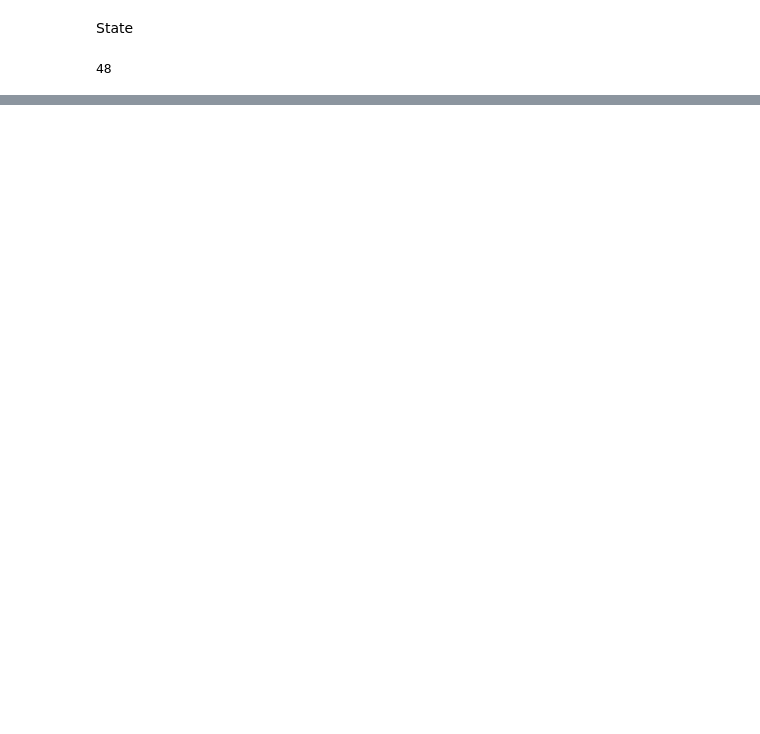
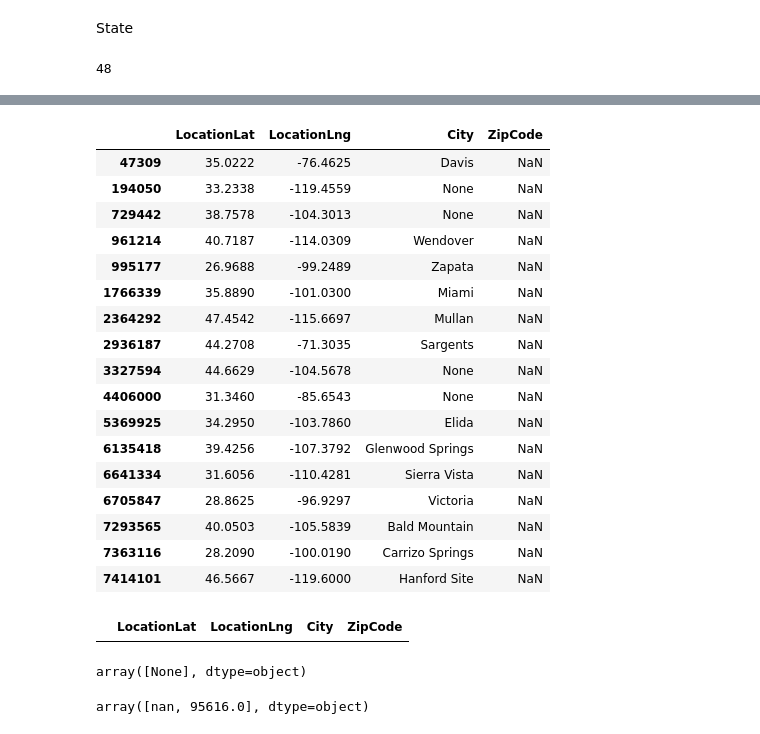
Before and after one commit to fernandohitmas/information_visualization, a Jupyter notebook: us_weather_events_16_20_project/part1.ipynb, the cells around one changed output, grey strips where cells are left out. Drawn from its saved outputs; the diff is of its cells as text; code cells hidden in the pictures; blank space fills up the shorter version.

```diff
--- a/us_weather_events_16_20_project/part1.ipynb
+++ b/us_weather_events_16_20_project/part1.ipynb
@@ -426,0 +507,2 @@ DataTransformerRegistry.enable('vegafusion')
+# %%
+X = X[X['EventDuration'] > 0]
@@ -429,2 +536,0 @@ DataTransformerRegistry.enable('vegafusion')
-# %%
-X['date_error'] = np.where(X['StartTime(UTC)'] > X['EndTime(UTC)'], 1, 0)
@@ -434,0 +539,2 @@ X[X['date_error'] == 1]
+# %%
+X['EventDate'] = X['StartTime(UTC)'].apply(lambda x: x.date())
@@ -434,0 +543,8 @@ X[X['date_error'] == 1]
+# %%
+X['StartDay'] = X['StartTime(UTC)'].apply(lambda x: x.day)
+X['StartMonth'] = X['StartTime(UTC)'].apply(lambda x: x.month)
+X['StartYear'] = X['StartTime(UTC)'].apply(lambda x: x.year)
+
+X['EndDay'] = X['EndTime(UTC)'].apply(lambda x: x.day)
+X['EndMonth'] = X['EndTime(UTC)'].apply(lambda x: x.month)
+X['EndYear'] = X['EndTime(UTC)'].apply(lambda x: x.year)
@@ -434,0 +715,33 @@ X[X['date_error'] == 1]
+# %%
+X[X.isnull().any(axis=1)][['LocationLat', 'LocationLng', 'City', 'ZipCode']].drop_duplicates()
+# %% [output]
+|  | LocationLat | LocationLng | City | ZipCode |
+| 47309 | 35.0222 | -76.4625 | Davis | NaN |
+| 194050 | 33.2338 | -119.4559 | None | NaN |
+| 729442 | 38.7578 | -104.3013 | None | NaN |
+| 961214 | 40.7187 | -114.0309 | Wendover | NaN |
+| 995177 | 26.9688 | -99.2489 | Zapata | NaN |
+| 1766339 | 35.8890 | -101.0300 | Miami | NaN |
+| 2364292 | 47.4542 | -115.6697 | Mullan | NaN |
+| 2936187 | 44.2708 | -71.3035 | Sargents | NaN |
+| 3327594 | 44.6629 | -104.5678 | None | NaN |
+| 4406000 | 31.3460 | -85.6543 | None | NaN |
+| 5369925 | 34.2950 | -103.7860 | Elida | NaN |
+| 6135418 | 39.4256 | -107.3792 | Glenwood Springs | NaN |
+| 6641334 | 31.6056 | -110.4281 | Sierra Vista | NaN |
+| 6705847 | 28.8625 | -96.9297 | Victoria | NaN |
+| 7293565 | 40.0503 | -105.5839 | Bald Mountain | NaN |
+| 7363116 | 28.2090 | -100.0190 | Carrizo Springs | NaN |
+| 7414101 | 46.5667 | -119.6000 | Hanford Site | NaN |
+# %%
+X_na.merge(X[np.logical_not(X.isnull().any(axis=1))][['LocationLat', 'LocationLng', 'City', 'ZipCode']], left_on=['LocationLat', 'LocationLng'], right_on=['LocationLat', 'LocationLng'])
+# %% [output]
+|  | LocationLat | LocationLng | City | ZipCode |
+# %%
+X[(X['LocationLat'] == 33.2338) & (X['LocationLng'] == -119.4559)]['City'].unique()
+# %% [output]
+array([None], dtype=object)
+# %%
+X[X['City'] == 'Davis']['ZipCode'].unique()
+# %% [output]
+array([nan, 95616.0], dtype=object)
```
Also changed, not shown: parts of 65 cells of this notebook, 17 other files.
